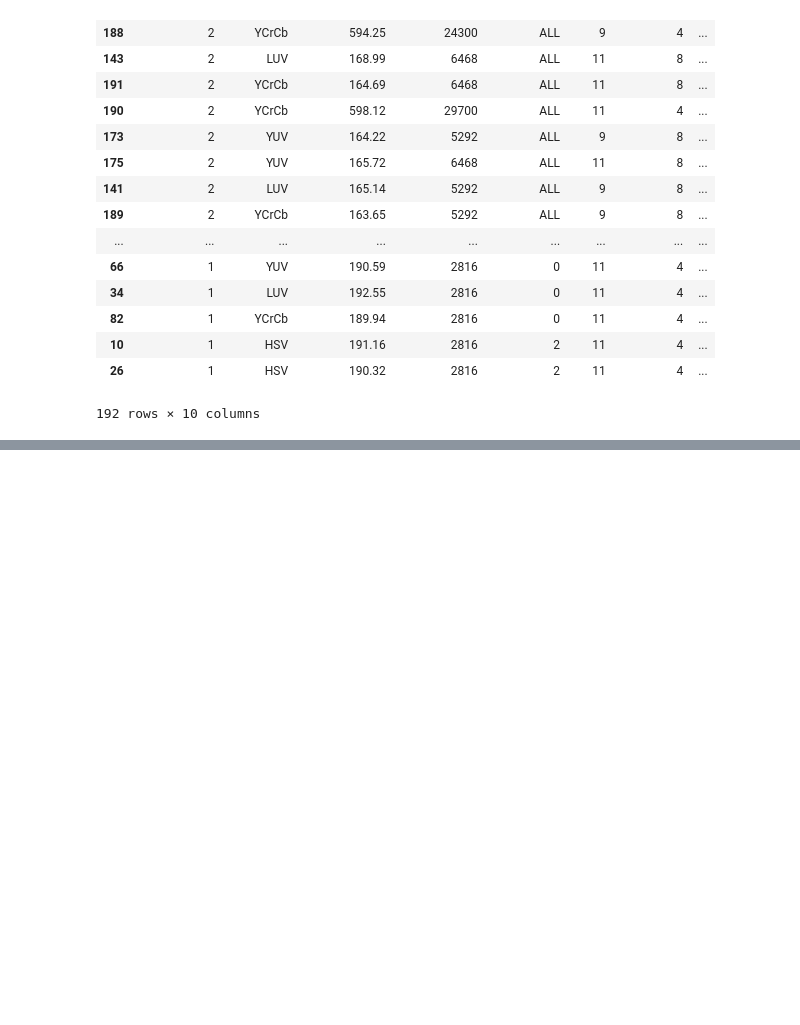
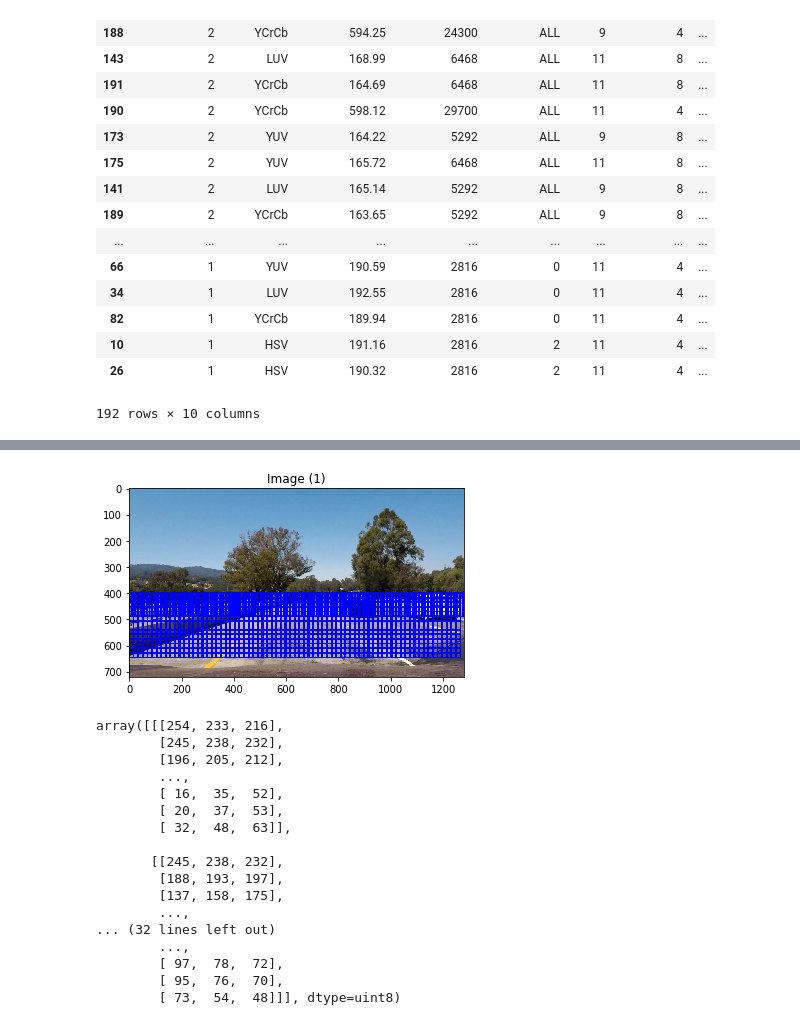
Before and after one commit to romkof/CarND-Vehicle-Detection, a Jupyter notebook: Vehicle-Detection.ipynb, the cells around one changed output, grey strips where cells are left out. Drawn from its saved outputs; the diff is of its cells as text; code cells hidden in the pictures; blank space fills up the shorter version.

```diff
--- a/Vehicle-Detection.ipynb
+++ b/Vehicle-Detection.ipynb
@@ -691 +868,26 @@ def draw_car_boxes(image, colorspace, svc, X_scaler, orient, pix_per_cell, cell_
+# %%
+debug=True
+filter_using_heat_map = False
+display_result= True
+image = mpimg.imread('test_images/test1.jpg')
+draw_car_boxes(image, colorspace, svc, X_scaler, orient, pix_per_cell, cell_per_block, spatial_size, hist_bins,debug = debug, display_result = display_result, filter_using_heat_map = filter_using_heat_map)
+# %% [output]
+[figure, added]
+array([[[254, 233, 216],
+        [245, 238, 232],
+        [196, 205, 212],
+        ...,
+        [ 16,  35,  52],
+        [ 20,  37,  53],
+        [ 32,  48,  63]],
+
+       [[245, 238, 232],
+        [188, 193, 197],
+        [137, 158, 175],
+        ...,
+... (32 lines left out)
+        ...,
+        [ 97,  78,  72],
+        [ 95,  76,  70],
+        [ 73,  54,  48]]], dtype=uint8)
 # %%
```
Also changed, not shown: parts of 14 cells of this notebook, 3 other files.
